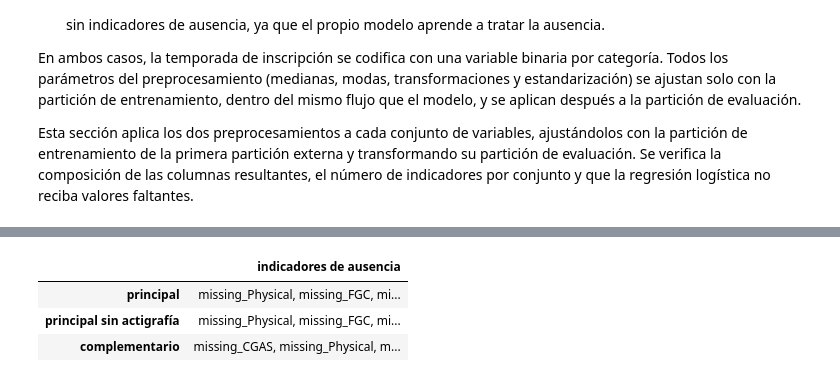
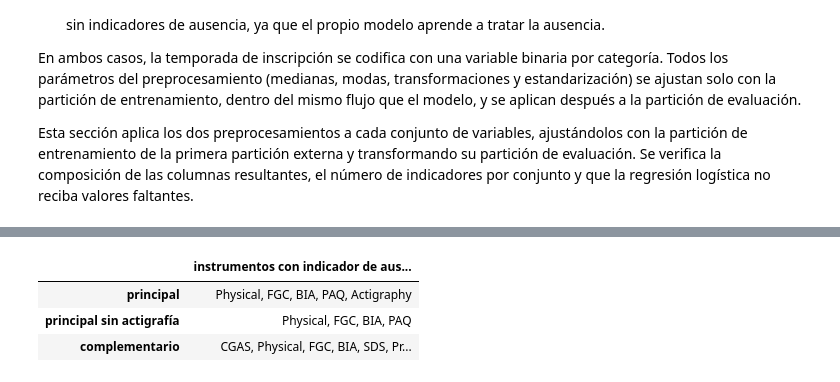
Before and after one commit to juanestebancg2806/piu-severity-prediction, a Jupyter notebook: notebooks/02_experimentos_iniciales.ipynb, the cells around one changed output, grey strips where cells are left out. Saved outputs shown, nothing was run; the diff lists cells and outputs as text; code cells hidden in the pictures.

```diff
--- a/notebooks/02_experimentos_iniciales.ipynb
+++ b/notebooks/02_experimentos_iniciales.ipynb
@@ -424,12 +446,18 @@ composicion_preprocesamiento
 | complementario | regresión logística | 27 | 6 | 5 | 1 | 4 | 8 | ... |
 |  | gradient boosting | 27 | 6 | 5 | 1 | 4 | 0 | ... |
 # %%
-pd.Series(
-    {conjunto: ", ".join(nombres) for conjunto, nombres in indicadores_por_conjunto.items()},
-    name="indicadores de ausencia",
-).to_frame()
+with pd.option_context("display.max_colwidth", None):
+    display(
+        pd.Series(
+            {
+                conjunto: ", ".join(n.removeprefix("missing_") for n in nombres)
+                for conjunto, nombres in indicadores_por_conjunto.items()
+            },
+            name="instrumentos con indicador de ausencia",
+        ).to_frame()
+    )
 # %% [output]
-|  | indicadores de ausencia |
-| principal | missing_Physical, missing_FGC, mi... |
-| principal sin actigrafía | missing_Physical, missing_FGC, mi... |
-| complementario | missing_CGAS, missing_Physical, m... |
+|  | instrumentos con indicador de aus... |
+| principal | Physical, FGC, BIA, PAQ, Actigraphy |
+| principal sin actigrafía | Physical, FGC, BIA, PAQ |
+| complementario | CGAS, Physical, FGC, BIA, SDS, Pr... |
```
Also changed, not shown: parts of 14 cells of this notebook, 1 other file.
